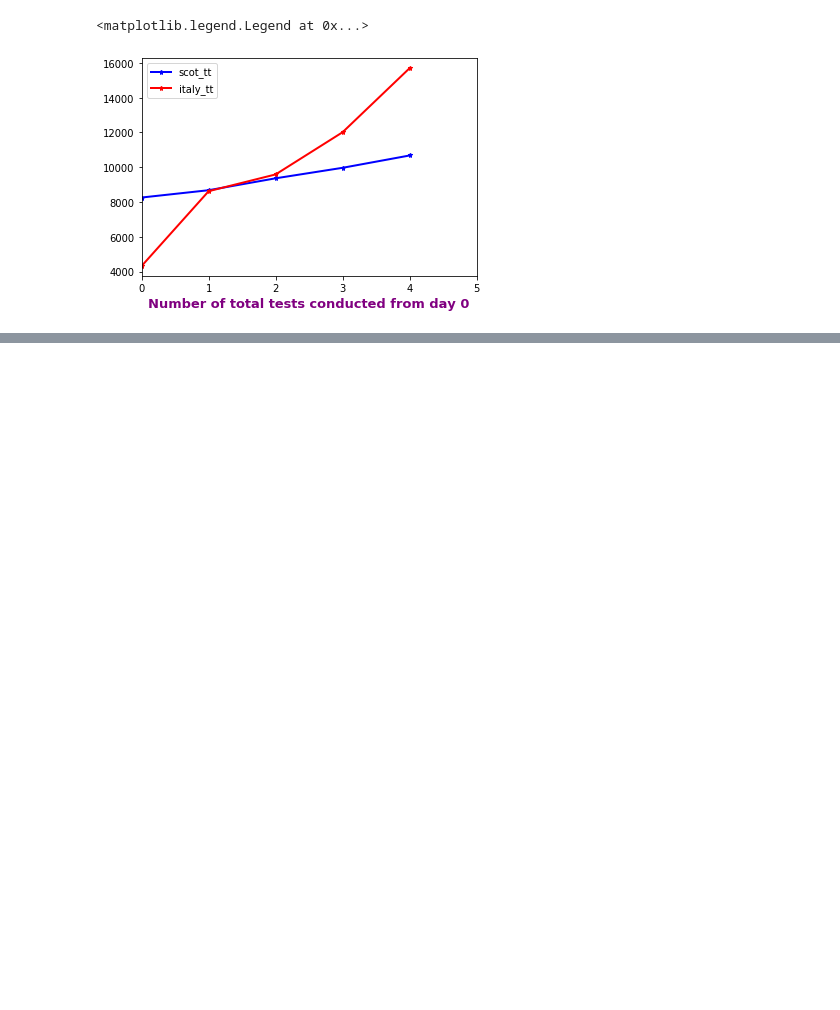
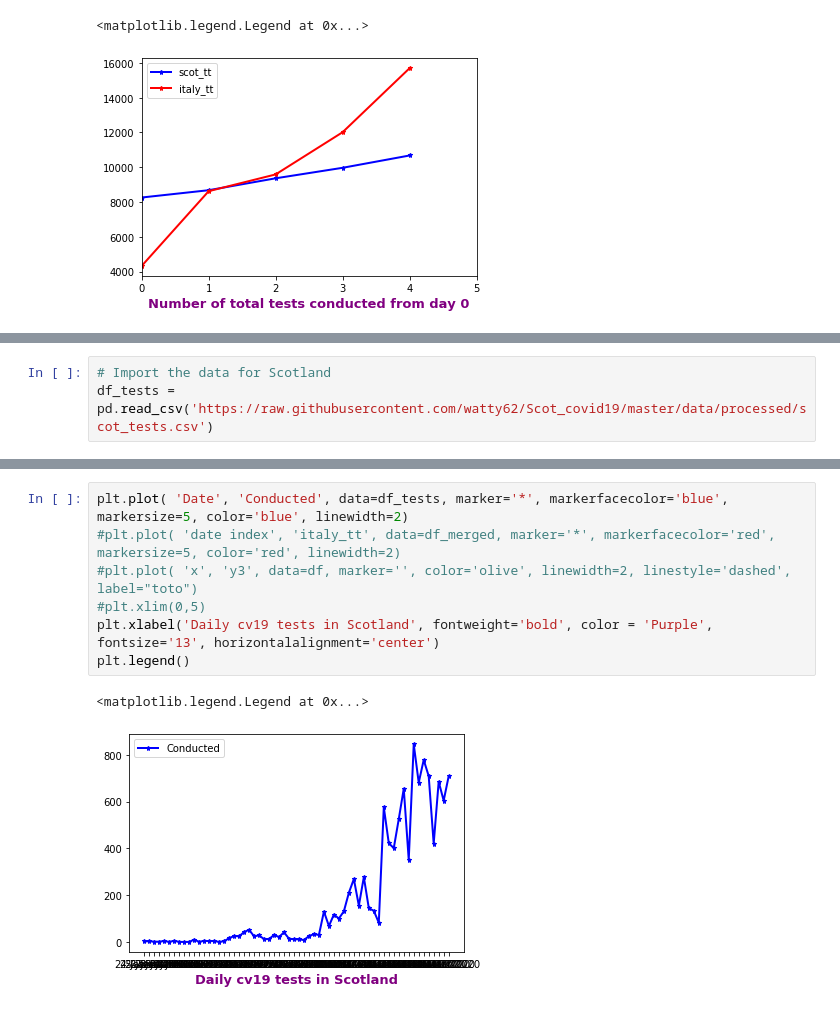
Before and after one commit to watty62/Scot_covid19, a Jupyter notebook: compare countries.ipynb, the cells around one changed output, grey strips where cells are left out. Saved outputs shown, nothing was run; the diff lists cells and outputs as text; blank space fills up the shorter version.

Commit message:
add 26-Mar data

```diff
--- a/compare countries.ipynb
+++ b/compare countries.ipynb
@@ -174,0 +178,3 @@ plt.legend()
+# %%
+# Import the data for Scotland
+df_tests = pd.read_csv('https://raw.githubusercontent.com/watty62/Scot_covid19/master/data/processed/scot_tests.csv')
@@ -174,0 +195,10 @@ plt.legend()
+# %%
+plt.plot( 'Date', 'Conducted', data=df_tests, marker='*', markerfacecolor='blue', markersize=5, color='blue', linewidth=2)
+#plt.plot( 'date index', 'italy_tt', data=df_merged, marker='*', markerfacecolor='red', markersize=5, color='red', linewidth=2)
+#plt.plot( 'x', 'y3', data=df, marker='', color='olive', linewidth=2, linestyle='dashed', label="toto")
+#plt.xlim(0,5)
+plt.xlabel('Daily cv19 tests in Scotland', fontweight='bold', color = 'Purple', fontsize='13', horizontalalignment='center')
+plt.legend()
+# %% [output]
+<matplotlib.legend.Legend at 0x...>
+[figure, added]
```
Also changed, not shown: parts of 4 cells of this notebook, 3 other files.
